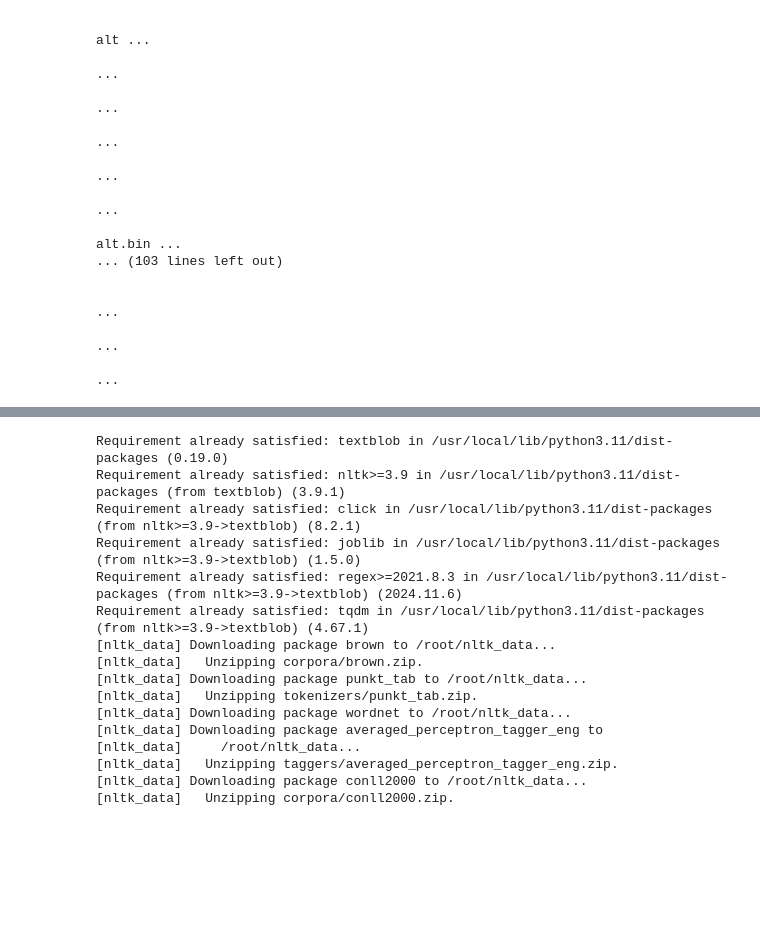
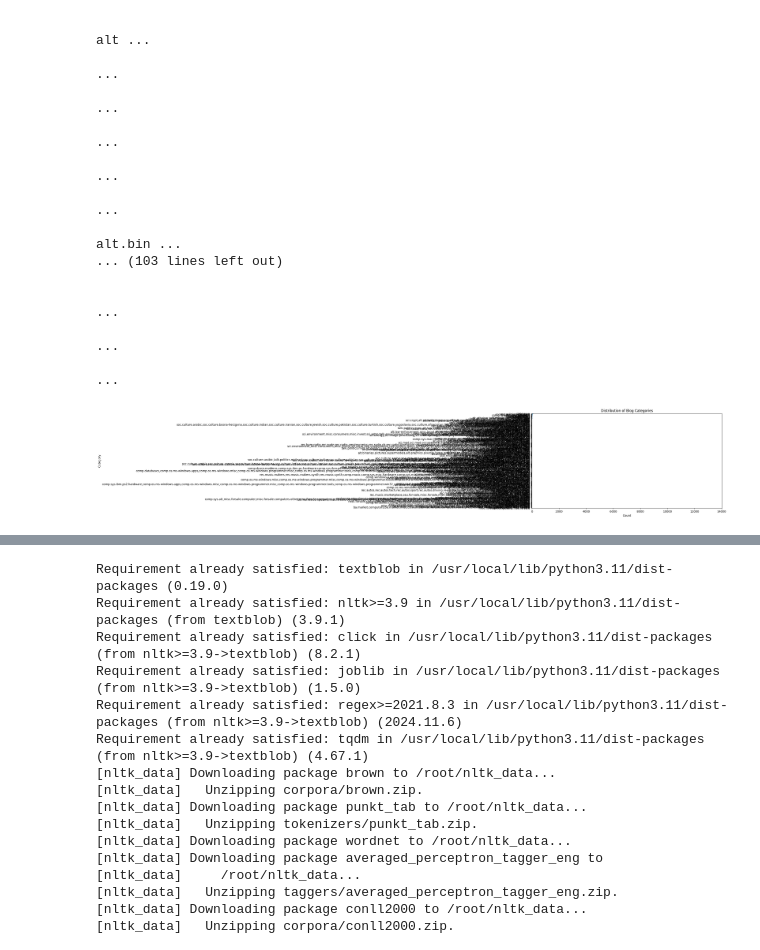
Before and after one commit to Lokeshgadhi/introonpandas, a Jupyter notebook: Naive_Bayes_Sentiment_Analysis.ipynb, the cells around one changed output, grey strips where cells are left out. Drawn from its saved outputs; the diff is of its cells as text; code cells hidden in the pictures; blank space fills up the shorter version.

```diff
--- a/Naive_Bayes_Sentiment_Analysis.ipynb
+++ b/Naive_Bayes_Sentiment_Analysis.ipynb
@@ -36,3 +36,16 @@ Classification Report:
                                                                                                                                                                                                          ...
                                                                                                                                                                                                          ...
                                                                                                                                                                                                          ...
+# %%
+import matplotlib.pyplot as plt
+import seaborn as sns
+
+plt.figure(figsize=(12, 6))
+sns.countplot(y='Labels', data=df, order=df['Labels'].value_counts().index)
+plt.title('Distribution of Blog Categories')
+plt.xlabel('Count')
+plt.ylabel('Category')
+plt.tight_layout()
+plt.show()
+# %% [output]
+[figure, added]
```
Also changed, not shown: parts of 2 cells of this notebook.
